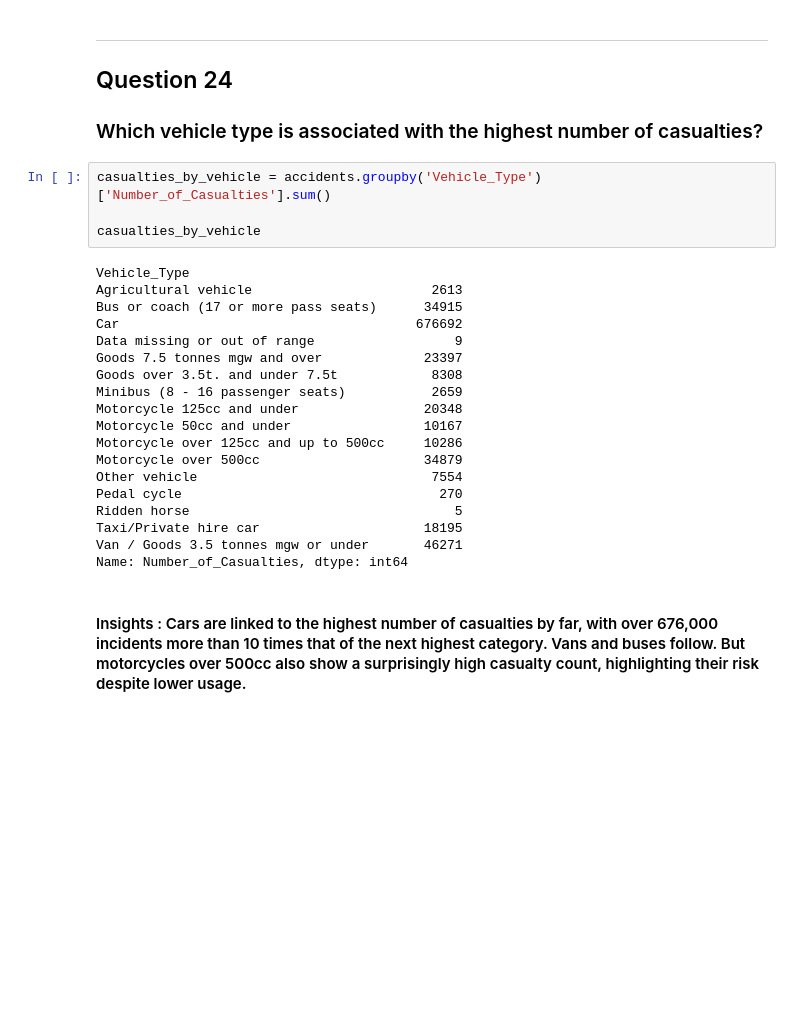
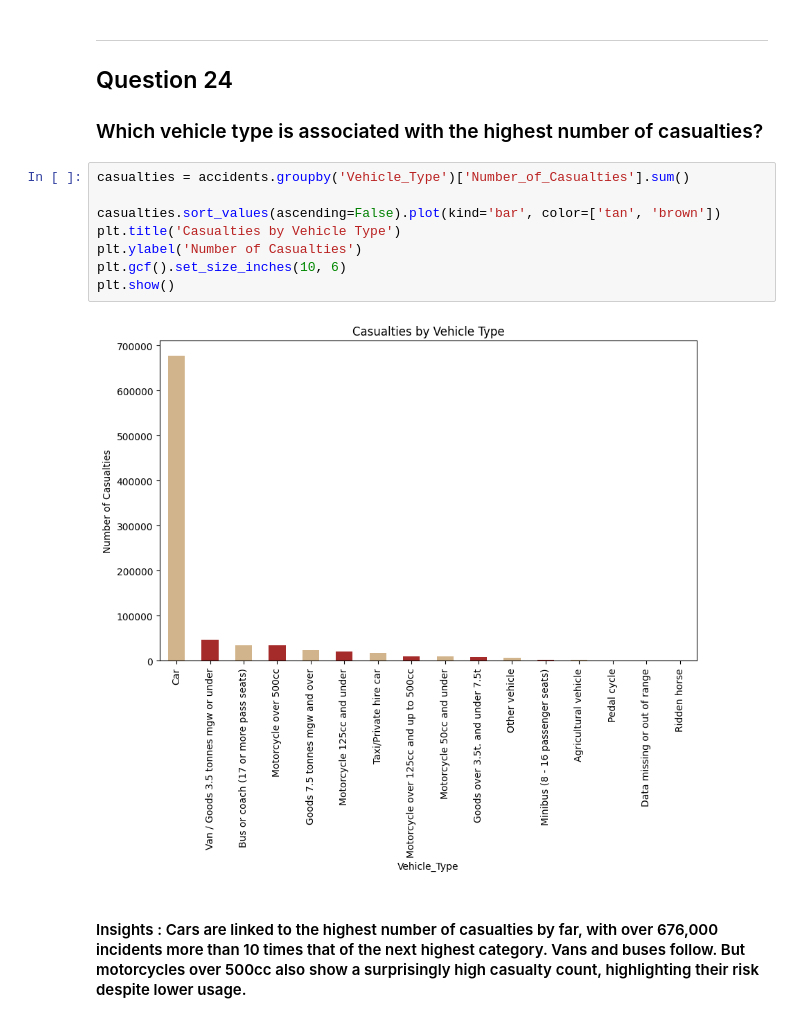
Before and after one commit to elyme-12/ELEC303-BARLAN, a Jupyter notebook: Activity_2.ipynb, the cells around one changed output. Cells and saved outputs as stored; diff of their text form; blank space fills up the shorter version.

```diff
--- a/Activity_2.ipynb
+++ b/Activity_2.ipynb
@@ -668,29 +686,16 @@ Name: Number_of_Casualties, dtype: int64
 <hr>
 <h2>Question 24</h2>
 <h3>Which vehicle type is associated with the highest number of casualties?</h3>
-# %%
-casualties_by_vehicle = accidents.groupby('Vehicle_Type')['Number_of_Casualties'].sum()
-
-casualties_by_vehicle
-# %% [output]
-Vehicle_Type
-Agricultural vehicle                       2613
-Bus or coach (17 or more pass seats)      34915
-Car                                      676692
-Data missing or out of range                  9
-Goods 7.5 tonnes mgw and over             23397
-Goods over 3.5t. and under 7.5t            8308
-Minibus (8 - 16 passenger seats)           2659
-Motorcycle 125cc and under                20348
-Motorcycle 50cc and under                 10167
-Motorcycle over 125cc and up to 500cc     10286
-Motorcycle over 500cc                     34879
-Other vehicle                              7554
-Pedal cycle                                 270
-Ridden horse                                  5
-Taxi/Private hire car                     18195
-Van / Goods 3.5 tonnes mgw or under       46271
-Name: Number_of_Casualties, dtype: int64
+# %%
+casualties = accidents.groupby('Vehicle_Type')['Number_of_Casualties'].sum()
+
+casualties.sort_values(ascending=False).plot(kind='bar', color=['tan', 'brown'])
+plt.title('Casualties by Vehicle Type')
+plt.ylabel('Number of Casualties')
+plt.gcf().set_size_inches(10, 6)
+plt.show()
+# %% [output]
+[figure, added]
 # %% [markdown]
 <h4>Insights : Cars are linked to the highest number of casualties by far, with over 676,000 incidents more than 10 times that of the next highest category. Vans and buses follow. But motorcycles over 500cc also show a surprisingly high casualty count, highlighting their risk despite lower usage.</h4>
 # %% [markdown]
```
Also changed, not shown: parts of 8 cells of this notebook.
